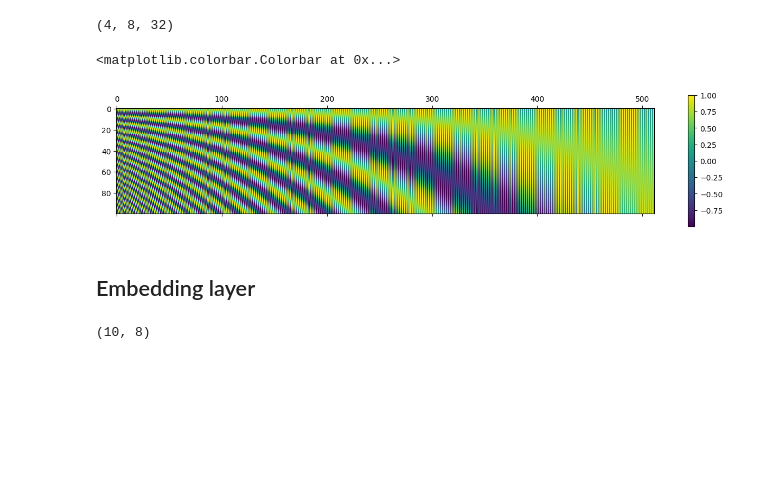
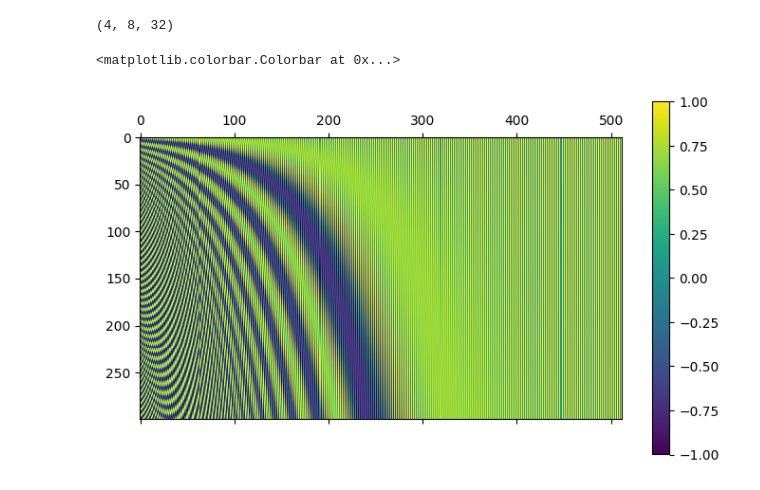
Before and after one commit to ariabishma/learn-machinelearning, a Jupyter notebook: Road_To_GPT_Positional_Encoding.ipynb, the cells around one changed output. Cells and saved outputs as stored; diff of their text form; code cells hidden in the pictures; blank space fills up the shorter version.

```diff
--- a/Road_To_GPT_Positional_Encoding.ipynb
+++ b/Road_To_GPT_Positional_Encoding.ipynb
@@ -167,11 +116,9 @@ print(pos_batch.shape)
 # %% [output]
 (4, 8, 32)
 # %%
-P = getPositionEncoding(seq_len=100, d=512, n=100)
+P = getPositionEncoding(seq_len=300, d=512)
 cax = plt.matshow(P)
 plt.gcf().colorbar(cax)
 # %% [output]
 <matplotlib.colorbar.Colorbar at 0x...>
-[figure, old version]
+[figure, new version]
-# %% [markdown]
-## Embedding layer
@@ -181,4 +124,0 @@ model.add(tf.keras.layers.Embedding(vocab_size,vocab_size))
-# %%
-xb.shape
-# %% [output]
-(10, 8)
```
Also changed, not shown: parts of 21 cells of this notebook.
